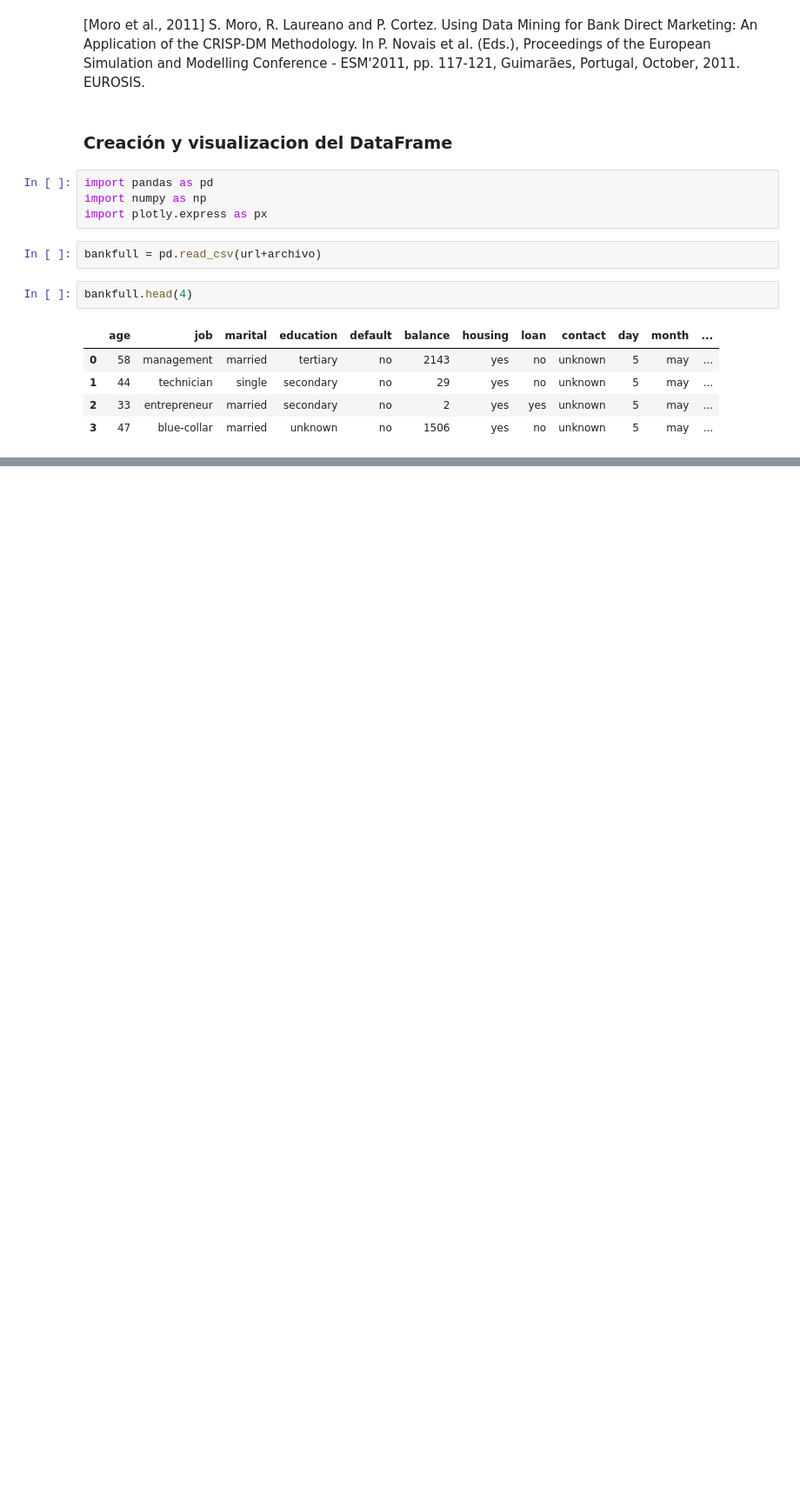
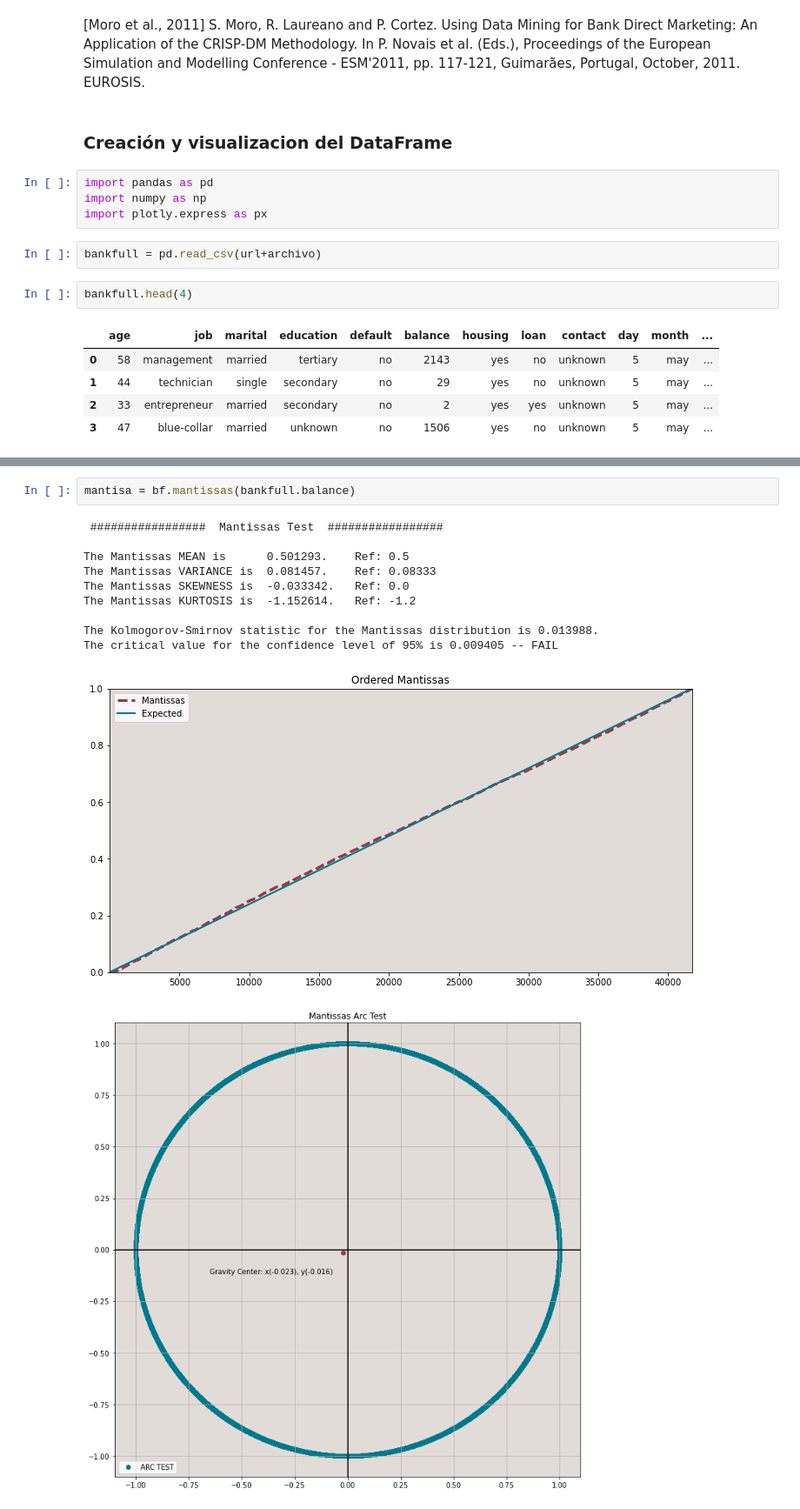
Before and after one commit to cristiandarioortegayubro/Maestria-Ciencia-de-Datos-UBA-FCE, a Jupyter notebook: Gestion_y_Procesamiento_BD/TP_ANP_ORTEGA_YUBRO.ipynb, the cells around one changed output, grey strips where cells are left out. Shown at 87% size. Drawn from its saved outputs; the diff is of its cells as text; blank space fills up the shorter version.

```diff
--- a/Gestion_y_Procesamiento_BD/TP_ANP_ORTEGA_YUBRO.ipynb
+++ b/Gestion_y_Procesamiento_BD/TP_ANP_ORTEGA_YUBRO.ipynb
@@ -84,0 +196,14 @@ memory usage: 5.9+ MB
+# %%
+mantisa = bf.mantissas(bankfull.balance)
+# %% [output]
+ #################  Mantissas Test  #################
+
+The Mantissas MEAN is      0.501293.    Ref: 0.5
+The Mantissas VARIANCE is  0.081457.    Ref: 0.08333
+The Mantissas SKEWNESS is  -0.033342.   Ref: 0.0
+The Mantissas KURTOSIS is  -1.152614.   Ref: -1.2
+
+The Kolmogorov-Smirnov statistic for the Mantissas distribution is 0.013988.
+The critical value for the confidence level of 95% is 0.009405 -- FAIL
+[figure, added]
+[figure, added]
```
Also changed, not shown: parts of 68 cells of this notebook.
